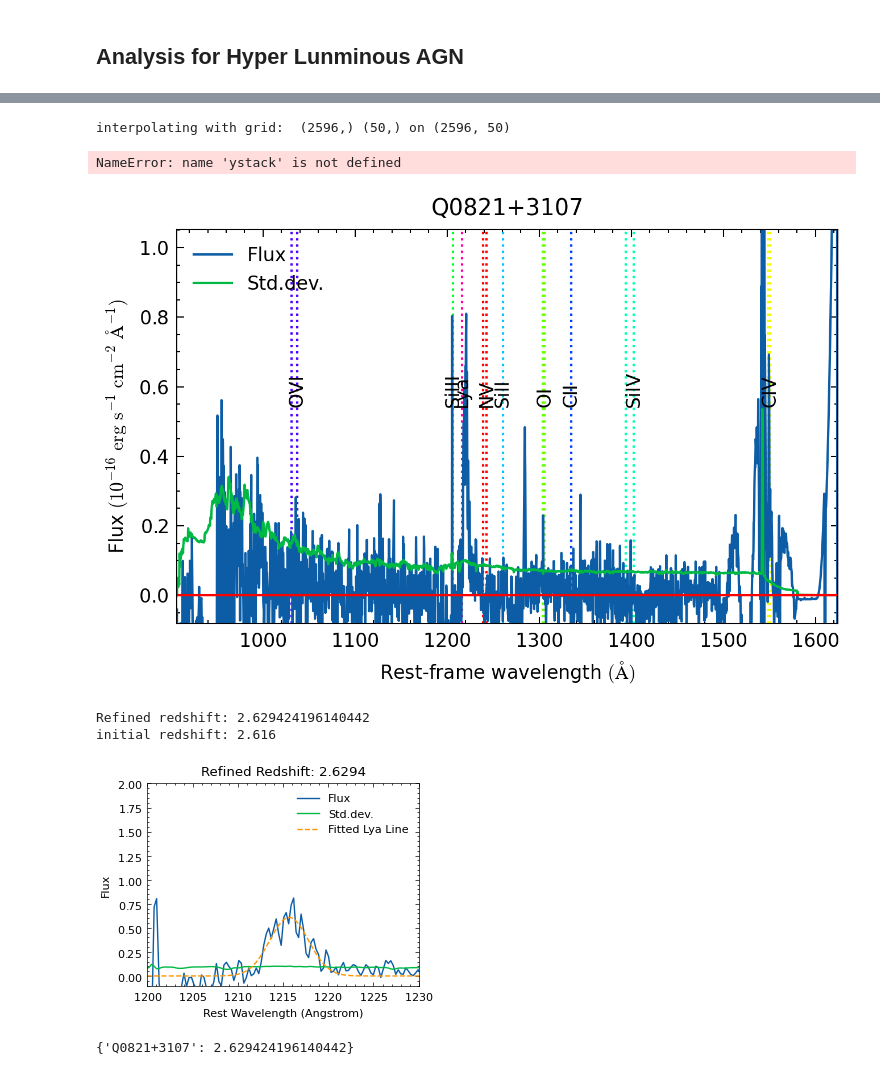
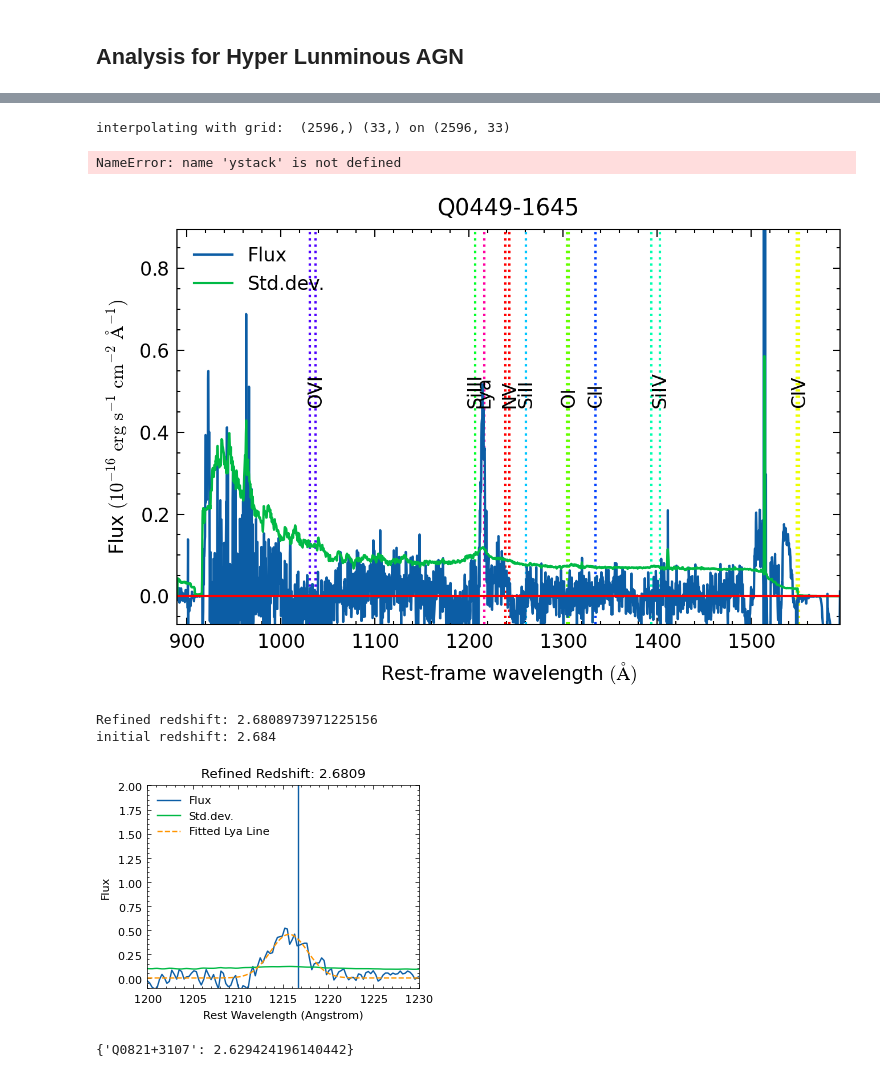
Before and after one commit to yuanzeding/KBSS_DataAnalysis, a Jupyter notebook: correlation.ipynb, the cells around one changed output, grey strips where cells are left out. Drawn from its saved outputs; the diff is of its cells as text; code cells hidden in the pictures.

```diff
--- a/correlation.ipynb
+++ b/correlation.ipynb
@@ -138,7 +146,7 @@ type="HLQSO"
 qsos = ascii.read(KBSSpath+"/KCWI/qsos.kcwi",format="ipac")
 
 
-tid=["Q0100-BX160"]
+#tid=["Q0100-BX160"]
 
 # radius bin
 #rbin=np.logspace(-0.5,0.48,num=6)
@@ -146,8 +154,9 @@ rbin=np.arange(0.3,6.3,0.3)
 # windowsize to extract the Lya nebulae
 windowsize=6*u.arcsec
 
+idall=
 
-for id in tid:
+for id in id_all:
     sourcename=re.findall(r"-(.*)",id)[0]
     field=re.findall(r"(.*)-",id)[0]
     sentry=qsos[qsos["Name"]==sourcename]
@@ -903,9 +912,9 @@ print(MAB)
 zref={}
 lines={'NV':[1238.821,1242.804],'CIII]':[1909], 'CIV':[1548.20,1550.77],"OI":[1304,1306] ,"SiIII":[1206.5],"SiIV":[1393.76,1402.77],"SiII":[1260.42],"CII":[1334.53],"OVI":[1031,1037],"HeII":[1640],"Lya":[1216]}
 # %%
-diffield=["1623"]
+diffield=[]#["1623"]
 # Q2343+12     Q2343  356.618  12.816   74.40   31.70    0.032  2.515     2.5730  0.0001 True    18.18    17.43   17.11   16.98   16.72  -25.9584
-field = "0821"
+field = "0449"
 psname = "KP77"
 radius=6
 qsos_bright = ascii.read(KBSSpath+"/KCWI/qsos_bright_updated.list",format="ipac")
@@ -915,21 +924,21 @@ id_HL = qsos_bright["Name"]
 
 KBSSpath="/disk/bifrost/yuanze/KBSS"
 
-if field=="1623":
-    sentry=qsos_bright[(qsos_bright["Field"]=="Q"+field) & (qsos_bright["Name"]=="Q"+field+"-"+psname)]
-    ssentry=qsos[qsos["Name"]==psname]
-    csname=ssentry["Cube"][0]
-    dapath=KBSSpath+"/Q"+field+"/"+csname+"/kcwi_oned"
-    subdapath=KBSSpath+"/Q"+field+"/"+psname+"/kcwi_oned"
+#if field=="1623":
+#    sentry=qsos_bright[(qsos_bright["Field"]=="Q"+field) & (qsos_bright["Name"]=="Q"+field+"-"+psname)]
+#    ssentry=qsos[qsos["Name"]==psname]
+#    csname=ssentry["Cube"][0]
+#    dapath=KBSSpath+"/Q"+field+"/"+csname+"/kcwi_oned"
+#    subdapath=KBSSpath+"/Q"+field+"/"+psname+"/kcwi_oned"
 #elif field=="2343":
 #    sentry=qsos_bright[qsos_bright["Field"]=="Q"+field]
 #    ssentry=qsos[qsos["Name"]==psname]
 #    csname=ssentry["Cube"][0]
 #    dapath=KBSSpath+"/Q"+field+"/"+csname+"/kcwi_oned"
 #    subdapath=KBSSpath+"/Q"+field+"/"+psname+"/kcwi_oned"
-else:
-    sentry=qsos_bright[qsos_bright["Field"]=="Q"+field]
-    subdapath=KBSSpath+"/Q"+field+"/QSO"
+#else:
+sentry=qsos_bright[qsos_bright["Field"]=="Q"+field]
+subdapath=KBSSpath+"/Q"+field+"/QSO"
 maskfn=subdapath+"/q{}-{}_icubes_wcs_{}.PSFSub.mask.fits".format(field.lower(),"qso",int(radius/0.3))
 #cubename=sentry["Field"].value[0]
 #Type=sentry["Type"][0]
@@ -1290,7 +1315,7 @@ ax.set_ylabel(r"SB $\rm (10^{-16}~erg~s^{-1}~cm^{-2}~arcsec^{-2})$")
 #fig.savefig(KBSSpath+"/QSOs/SB_satcheck_{}_{}.pdf".format(field,sname))
 print("testing CCD saturation for",sname)
 # %% [output]
-interpolating with grid:  (2596,) (50,) on (2596, 50)
+interpolating with grid:  (2596,) (33,) on (2596, 33)
 NameError: name 'ystack' is not defined
 # %%
 import matplotlib
@@ -1353,7 +1378,7 @@ ax.set_xlim([xlow,xhigh])
 
 fig.savefig(subdapath+"/{}neb_{}-{}_1d.pdf".format(linename,field,sname))
 # %% [output]
-[figure, old version]
+[figure, new version]
 # %%
 # Model function for Lya line (Gaussian profile as an example)
 from scipy.optimize import curve_fit
@@ -1374,37 +1399,37 @@ observed_frame_range = [(wave * (1 + redshift)) for wave in rest_frame_range]
 mask = (x.value >= observed_frame_range[0]) & (x.value <= observed_frame_range[1])
 x_selected = x[mask].value
 spec_selected = spec[mask]
 var_selected = var[mask]
 
 
 # Initial parameter guess
 initial_guess = [redshift, 1.0, 1.0]
 
 # Fit the model to the data
 popt, pcov = curve_fit(lambda wavelength, z, amp,  wid: lya_model(wavelength, z, amp, wid),
                        x_selected, spec_selected, p0=initial_guess,sigma=np.sqrt(var_selected), absolute_sigma=True)
 
 # Extract the refined redshift
 refined_redshift = popt[0]
 print("Refined redshift:", refined_redshift)
-
+plt.axvline(1215.67*(1 + redshift)/ (1 + refined_redshift))
 # Plot the data and the fit
 plt.plot(x / (1 + refined_redshift), spec, "-", label="Flux")
 plt.plot(x / (1 + refined_redshift), np.sqrt(var), label="Std.dev.")
 plt.plot(x / (1 + refined_redshift), lya_model(x.value, *popt), label="Fitted Lya Line", linestyle='dashed')
 plt.xlim([1200, 1230])
 plt.ylim([-0.1, 2])
 plt.legend()
 plt.xlabel("Rest Wavelength (Angstrom)")
 plt.ylabel("Flux")
 print("initial redshift:",redshift)
 plt.title(f"Refined Redshift: {refined_redshift:.4f}")
 plt.show()
 zref[sname]=refined_redshift
 # %% [output]
-Refined redshift: 2.629424196140442
-initial redshift: 2.616
+Refined redshift: 2.6808973971225156
+initial redshift: 2.684
-[figure, old version]
+[figure, new version]
 # %%
 zref
 # %% [output]
```
Also changed, not shown: parts of 26 cells of this notebook, 52 other files.
